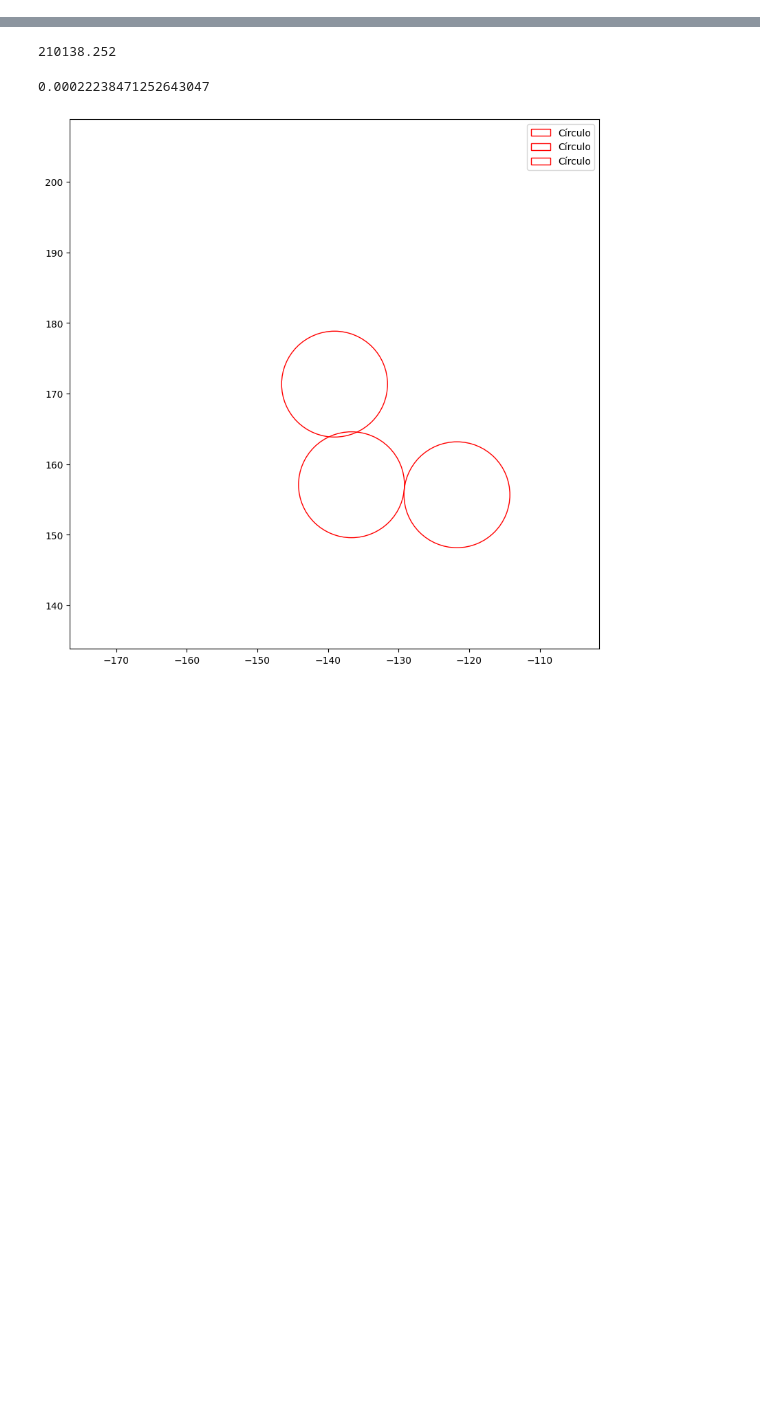
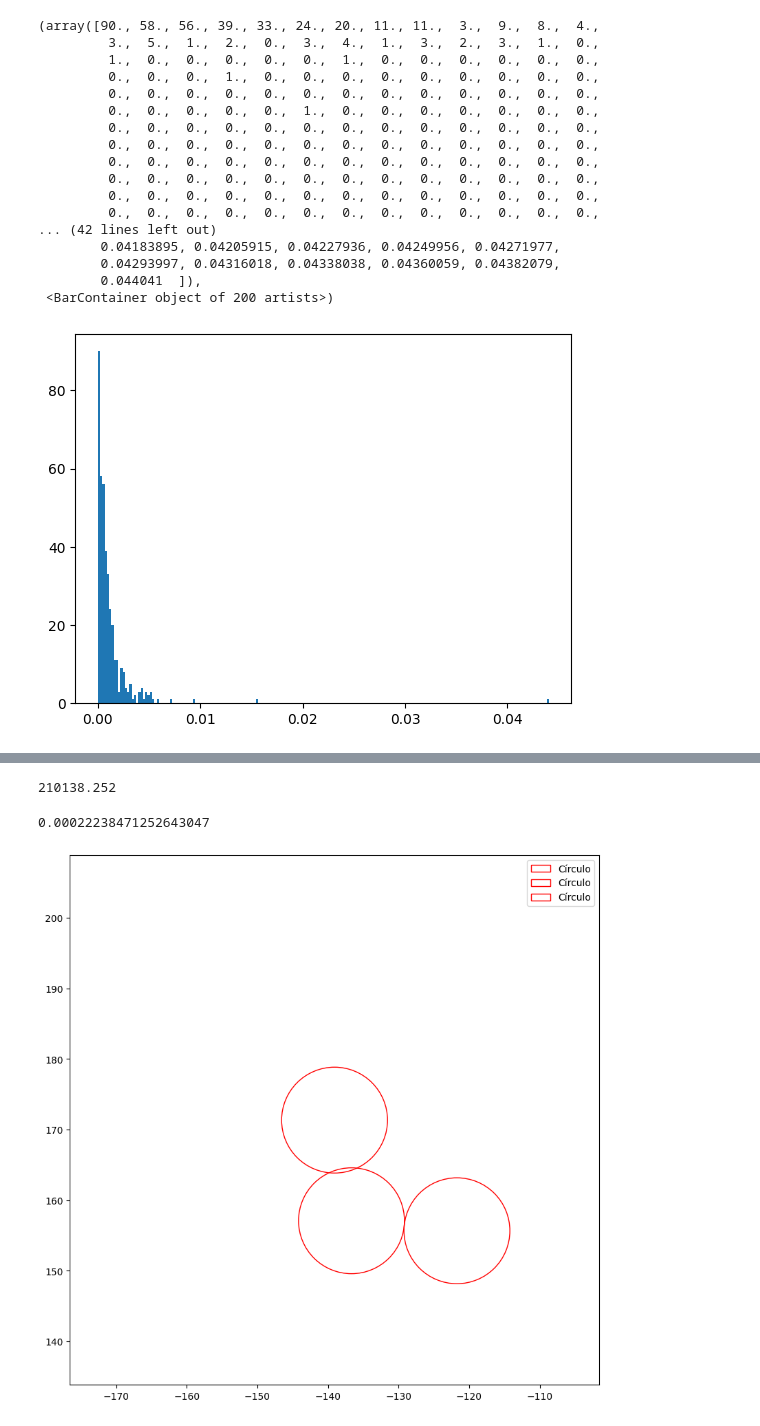
Before and after one commit to intcarlosmiguel/Granular, a Jupyter notebook: main.ipynb, the cells around one changed output, grey strips where cells are left out. Drawn from its saved outputs; the diff is of its cells as text; code cells hidden in the pictures; blank space fills up the shorter version.

```diff
--- a/main.ipynb
+++ b/main.ipynb
@@ -41,4 +41,27 @@ def plot(centro_do_circulo):
     # Mostrar a visualização
     plt.gca().set_aspect('equal', adjustable='box')  # Assegurar proporção de aspecto igual
     plt.show()
+# %%
+resultado = np.loadtxt('resultado.txt')
+# %%
+plt.hist(resultado[1:,0],bins = 200)
+# %% [output]
+(array([90., 58., 56., 39., 33., 24., 20., 11., 11.,  3.,  9.,  8.,  4.,
+         3.,  5.,  1.,  2.,  0.,  3.,  4.,  1.,  3.,  2.,  3.,  1.,  0.,
+         1.,  0.,  0.,  0.,  0.,  0.,  1.,  0.,  0.,  0.,  0.,  0.,  0.,
+         0.,  0.,  0.,  1.,  0.,  0.,  0.,  0.,  0.,  0.,  0.,  0.,  0.,
+         0.,  0.,  0.,  0.,  0.,  0.,  0.,  0.,  0.,  0.,  0.,  0.,  0.,
+         0.,  0.,  0.,  0.,  0.,  1.,  0.,  0.,  0.,  0.,  0.,  0.,  0.,
+         0.,  0.,  0.,  0.,  0.,  0.,  0.,  0.,  0.,  0.,  0.,  0.,  0.,
+         0.,  0.,  0.,  0.,  0.,  0.,  0.,  0.,  0.,  0.,  0.,  0.,  0.,
+         0.,  0.,  0.,  0.,  0.,  0.,  0.,  0.,  0.,  0.,  0.,  0.,  0.,
+         0.,  0.,  0.,  0.,  0.,  0.,  0.,  0.,  0.,  0.,  0.,  0.,  0.,
+         0.,  0.,  0.,  0.,  0.,  0.,  0.,  0.,  0.,  0.,  0.,  0.,  0.,
+         0.,  0.,  0.,  0.,  0.,  0.,  0.,  0.,  0.,  0.,  0.,  0.,  0.,
+... (42 lines left out)
+        0.04183895, 0.04205915, 0.04227936, 0.04249956, 0.04271977,
+        0.04293997, 0.04316018, 0.04338038, 0.04360059, 0.04382079,
+        0.044041  ]),
+ <BarContainer object of 200 artists>)
+[figure, added]
 # %%
```
Also changed, not shown: parts of 1 cell of this notebook, 9 other files.
